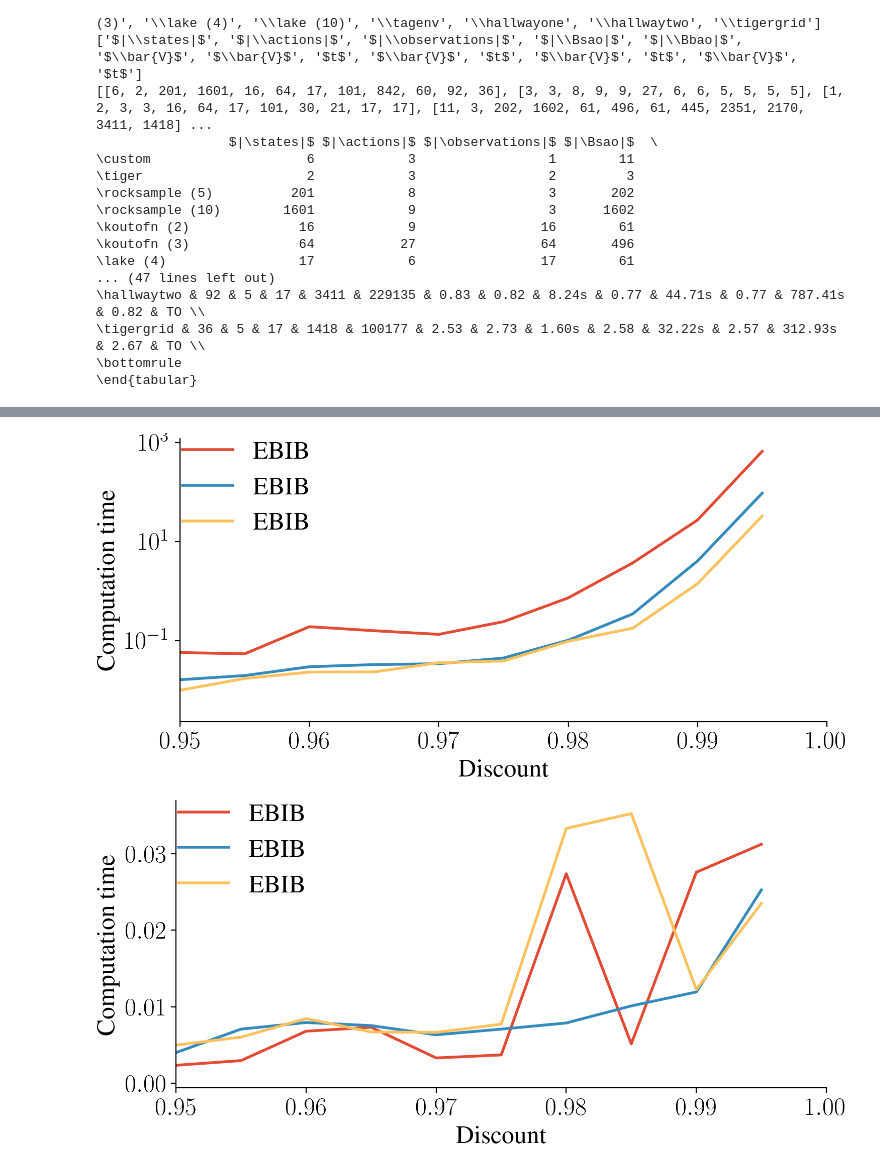
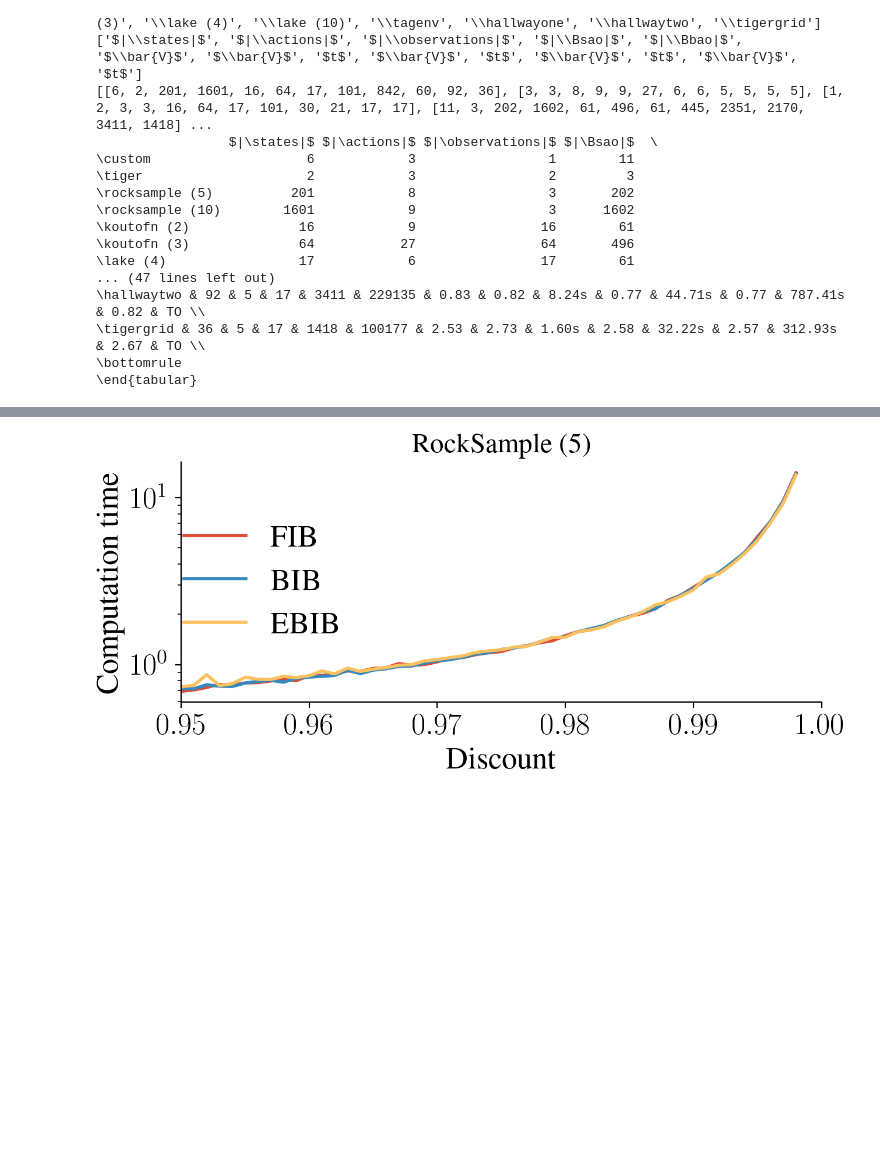
Before and after one commit to MKrale/Tighter_Informed_Bound, a Jupyter notebook: plotting_python.ipynb, the cells around one changed output, grey strips where cells are left out. Drawn from its saved outputs; the diff is of its cells as text; code cells hidden in the pictures; blank space fills up the shorter version.

Commit message:
plotting changes

```diff
--- a/plotting_python.ipynb
+++ b/plotting_python.ipynb
@@ -7,6 +7,7 @@ import json
 import matplotlib.pyplot as plt
 import matplotlib.colors as cls
 from cycler import cycler
+from scipy.signal import savgol_filter
 
 # Constants
 time = 3600
@@ -79,6 +80,7 @@ def get_data_discounts(env, discounts):
     times, init_times = [], []
     solvernames = []
     for (s_idx, s) in enumerate(solvers):
+        solvernames.append(s)
         times.append([])
         init_times.append([])
         for d in discounts:
@@ -594,44 +596,30 @@ plt.show()
-# %%
-discounts = np.append(np.arange(0.9, 0.96, 0.01), np.arange(0.955, 0.999, 0.005))
-# np.append(discounts, np.arange(0.991, 0.001, 0.999))
-
-times, init_times, snames = get_data_discounts("Tiger", discounts)
-
-solvernames = ["FIB", "BIB", "EBIB"]
-
-for (i,solver) in enumerate(solvernames):
-    plt.plot(discounts,times[i], label=label, color=colours[i], linestyle="-")
-    # x,y  = ts[i][-1], (ubs[i][-1] + lbs[i][-1])/2
-    # plt.plot(x,y, marker="o", markersize=15, label=None, color=colours[i])
-    # x,y  = ts[i][-1], lbs[i][-1]
-    # plt.plot(x,y, marker="X", markersize=10, label=None, color=colours[i])
-
-plt.yscale("log")
-plt.xlabel("Discount")
-plt.ylabel("Computation time")
-
-# plt.ylim(-12, -4)
-plt.xlim(0.95, 1)
-plt.legend()
-plt.savefig(filename, transparent=True)
-plt.show()
-
-for (i,solver) in enumerate(solvernames):
-    plt.plot(discounts,init_times[i], label=label, color=colours[i], linestyle="-")
-    # x,y  = ts[i][-1], (ubs[i][-1] + lbs[i][-1])/2
-    # plt.plot(x,y, marker="o", markersize=15, label=None, color=colours[i])
-    # x,y  = ts[i][-1], lbs[i][-1]
-    # plt.plot(x,y, marker="X", markersize=10, label=None, color=colours[i])
-
-# plt.yscale("log")
-plt.xlabel("Discount")
-plt.ylabel("Computation time")
-
-# plt.ylim(-12, -4)
-plt.xlim(0.95, 1)
-plt.legend()
-plt.savefig(filename, transparent=True)
-plt.show()
-# %% [output]
-[figure, removed]
-[figure, removed]
+# %%
+# FrozenLake5
+filename = "Data/Figures/DiscountTest_RockSample5.pdf"
+discounts = np.arange(0.95, 0.998, 0.001)
+times, init_times, snames = get_data_discounts("RockSample5", discounts)
+
+solvernames = ["FIB", "BIB", "EBIB"]
+
+# plt.axhline(y=3600, label="TO", linestyle="--", color="0.5")
+
+for (i,solver) in enumerate(solvernames):
+    plt.plot(discounts,times[i], label=solver, color=colours[i], linestyle="-")
+
+# Swithc TO to last on legend
+handles, labels = plt.gca().get_legend_handles_labels()
+# to_index = labels.index("TO")
+# handles.append(handles.pop(to_index))
+# labels.append(labels.pop(to_index))
+
+plt.yscale("log")
+plt.xlabel("Discount")
+plt.ylabel("Computation time")
+
+plt.xlim(0.95, 1)
+plt.legend(handles, labels, loc='center left')
+plt.title("RockSample (5)")
+plt.savefig(filename, transparent=True)
+plt.show()
+# %% [output]
+[figure, added]
```
Also changed, not shown: parts of 7 cells of this notebook, 13 other files.
